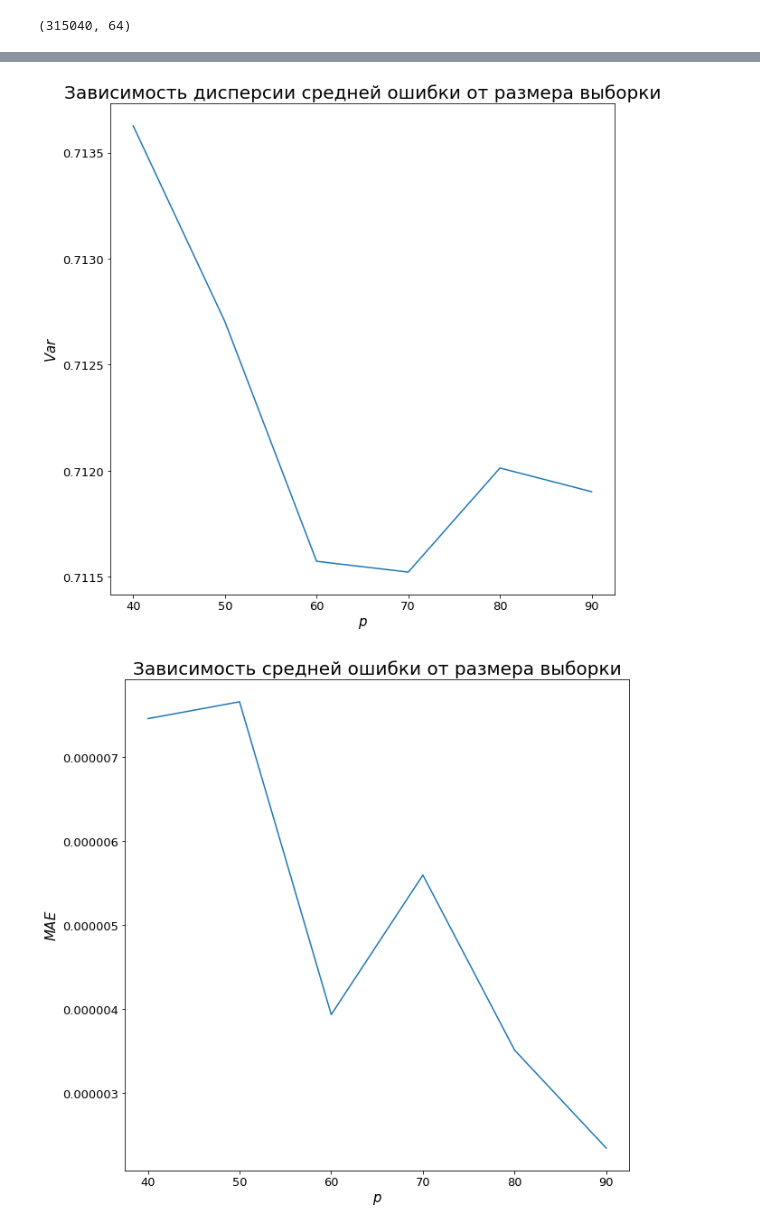
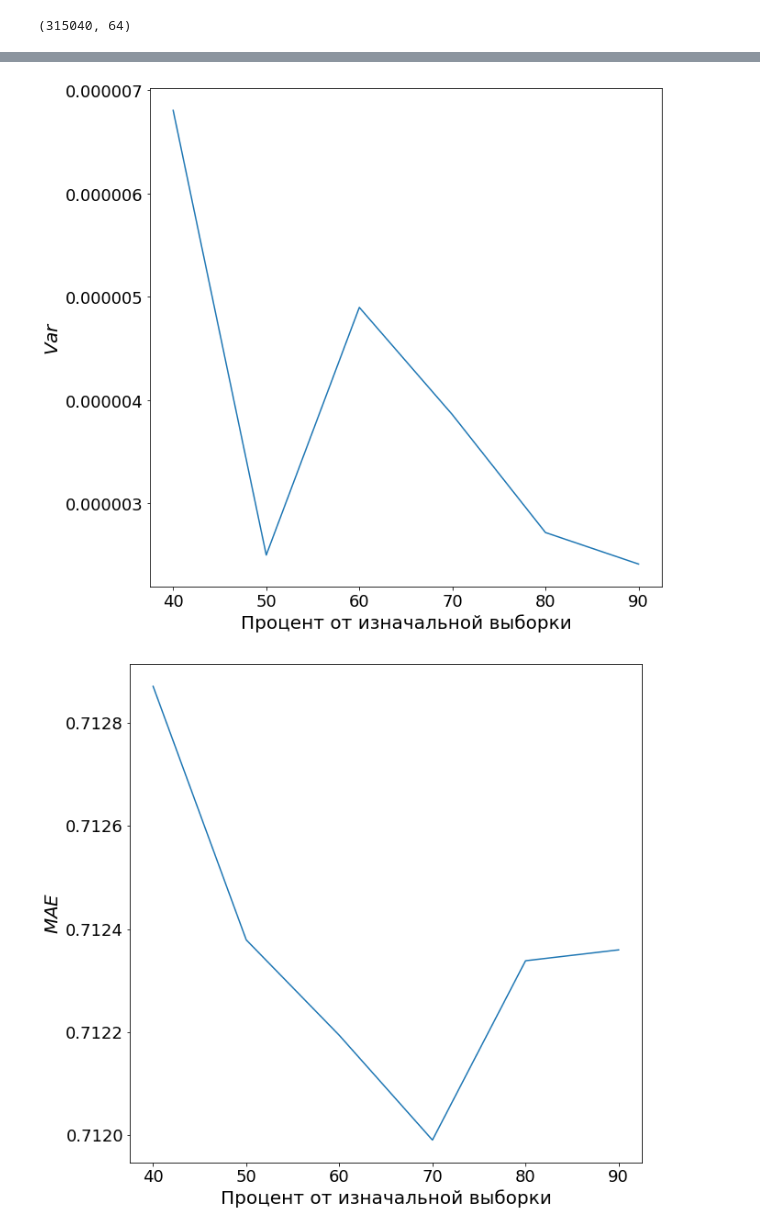
Before and after one commit to Intelligent-Systems-Phystech/2019-Project-49, a Jupyter notebook: report/Experiment.ipynb, the cells around one changed output, grey strips where cells are left out. Drawn from its saved outputs; the diff is of its cells as text; code cells hidden in the pictures.

```diff
--- a/report/Experiment.ipynb
+++ b/report/Experiment.ipynb
@@ -5,8 +5,9 @@ import scipy.io as io
 import sklearn.preprocessing as preprocessing
 from sklearn.model_selection import GridSearchCV
 from sklearn.cross_decomposition import PLSRegression
+import matplotlib.pyplot as plt
 %matplotlib inline
-plt.rcParams.update({'legend.fontsize': 30, 'axes.labelsize' : 15, 'figure.figsize': (15, 10), 'font.size': 13})
+plt.rcParams.update({'legend.fontsize': 30, 'axes.labelsize' : 20, 'figure.figsize': (15, 10), 'font.size': 18})
 # %%
 io.loadmat('sub3_comp.mat')
 # %% [output]
@@ -81,6 +82,6 @@ class NEPALS:
 # %%
 e = []
 for i in range(1, 65):
-    est = PLSRegression(n_components=i)
+    est = NEPALS(i)
     est.fit(new_X, new_Y)
     e.append(np.mean(np.abs(new_Y - est.predict(new_X))))
@@ -468,20 +143,18 @@ for p in range(40, 91, 10):
 # %%
 fig, ax = plt.subplots(nrows=1,figsize=(10, 10))
-ax.plot(range(40, 91, 10), errors_vol)
-ax.set_title(r'Зависимость дисперсии средней ошибки от размера выборки', {'fontsize': 20})
+ax.plot(range(40, 91, 10), errors_div_vol)
 ax.set_ylabel(r'$Var$')
-ax.set_xlabel(r'$p%$')
-plt.savefig('dispersion vol')
+ax.set_xlabel(r'Процент от изначальной выборки')
+plt.savefig('dispersion_vol')
 # %% [output]
-[figure, old version]
+[figure, new version]
 # %%
 fig, ax = plt.subplots(nrows=1,figsize=(10, 10))
-ax.plot(range(40, 91, 10), errors_div_vol)
-ax.set_title(r'Зависимость средней ошибки от размера выборки', {'fontsize': 20})
+ax.plot(range(40, 91, 10), errors_vol)
 ax.set_ylabel(r'$MAE$')
-ax.set_xlabel(r'$p%$')
-plt.savefig('error vol')
+ax.set_xlabel(r'Процент от изначальной выборки')
+plt.savefig('error_vol')
 # %% [output]
-[figure, old version]
+[figure, new version]
 # %%
 np.vstack([[1], [3]])
```
Also changed, not shown: parts of 7 cells of this notebook, 10 other files.
